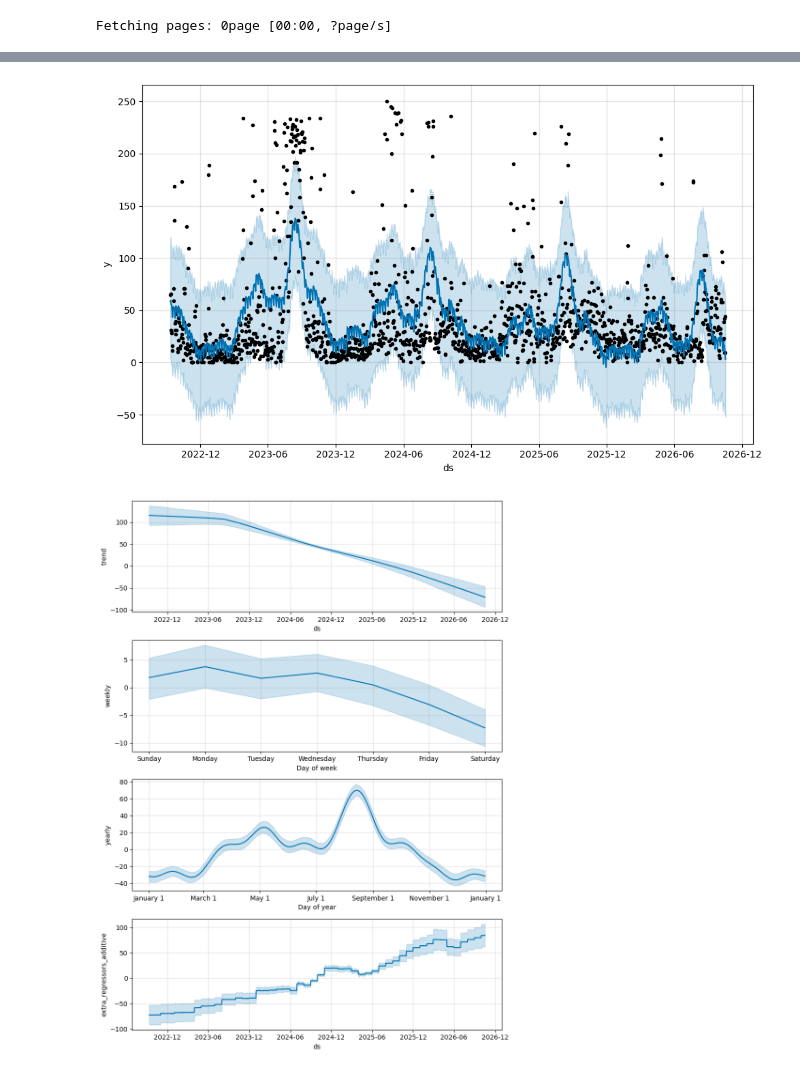
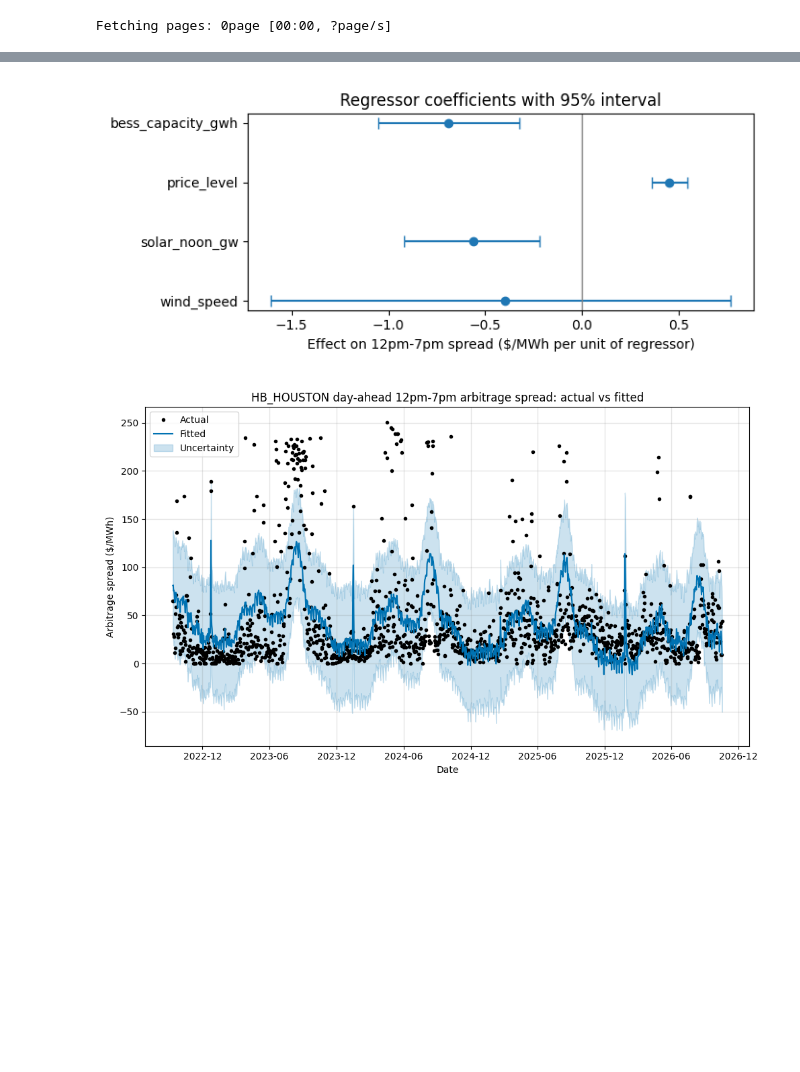
Before and after one commit to andrewkittredge/modo_energy, a Jupyter notebook: analysis.ipynb, the cells around one changed output, grey strips where cells are left out. Drawn from its saved outputs; the diff is of its cells as text; code cells hidden in the pictures; blank space fills up the shorter version.

```diff
--- a/analysis.ipynb
+++ b/analysis.ipynb
@@ -69,0 +79,7 @@ Fetching pages: 0page [00:00, ?page/s]
+# %%
+price_level = (
+    hub_prices_winsorized[hub_prices_winsorized.index.hour < 6]
+    .resample("D")
+    .mean()
+    .rename(columns={"settlementPointPrice": "price_level"})
+)
@@ -115,0 +166,11 @@ fitted = model.predict(prophet_data)
+# %%
+coefficients = regressor_coefficients(model).set_index("regressor")[
+    ["coef", "coef_lower", "coef_upper"]
+]
+
+bess = coefficients.loc["bess_capacity_gwh"]
+print(
+    f"Each additional GWh of installed BESS changes the 12pm-7pm spread by "
+    f"{bess.coef:+.2f} $/MWh (95% interval {bess.coef_lower:+.2f} to {bess.coef_upper:+.2f})."
+)
+coefficients
@@ -116,8 +185,27 @@ fitted = model.predict(prophet_data)
+# %%
+fig0, ax = plt.subplots(figsize=(7, 3))
+ax.errorbar(
+    coefficients["coef"],
+    coefficients.index,
+    xerr=[
+        coefficients["coef"] - coefficients["coef_lower"],
+        coefficients["coef_upper"] - coefficients["coef"],
+    ],
+    fmt="o",
+    capsize=4,
+)
+ax.axvline(0, color="grey", linewidth=1)
+ax.set_title("Regressor coefficients with 95% interval")
+ax.set_xlabel("Effect on 12pm-7pm spread ($/MWh per unit of regressor)")
+fig0.tight_layout()
+# %% [output]
+[figure, added]
 # %%
-fig1 = model.plot(fitted)
+fig1 = model.plot(fitted, xlabel="Date", ylabel="Arbitrage spread ($/MWh)")
+fig1.gca().set_title(
+    f"{settlement_point_name} day-ahead 12pm-7pm arbitrage spread: actual vs fitted"
+)
+fig1.gca().legend(["Actual", "Fitted", "Uncertainty"], loc="upper left")
+fig1.tight_layout()
 # %% [output]
-[figure, old version]
+[figure, new version]
-# %%
-fig2 = model.plot_components(fitted)
-# %% [output]
-[figure, removed]
```
Also changed, not shown: parts of 23 cells of this notebook, 4 other files.
